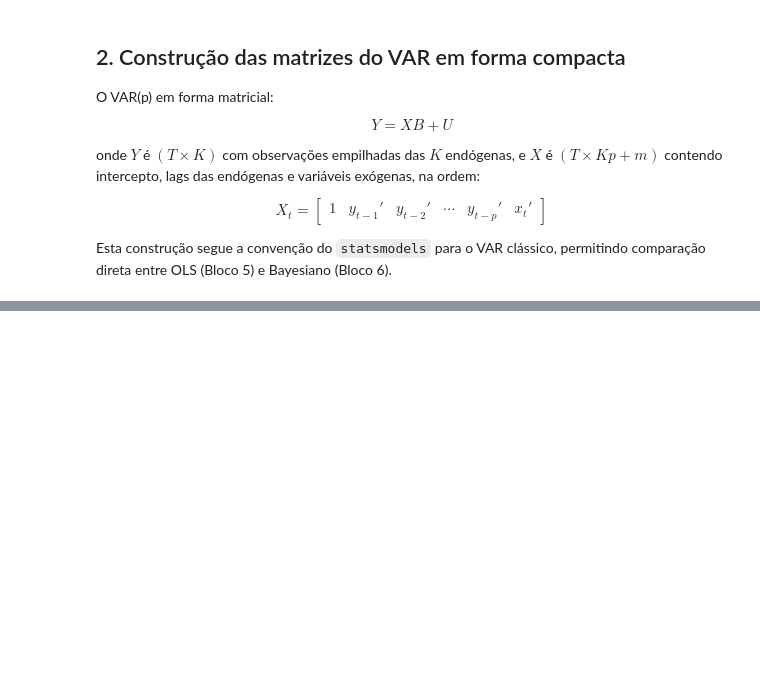
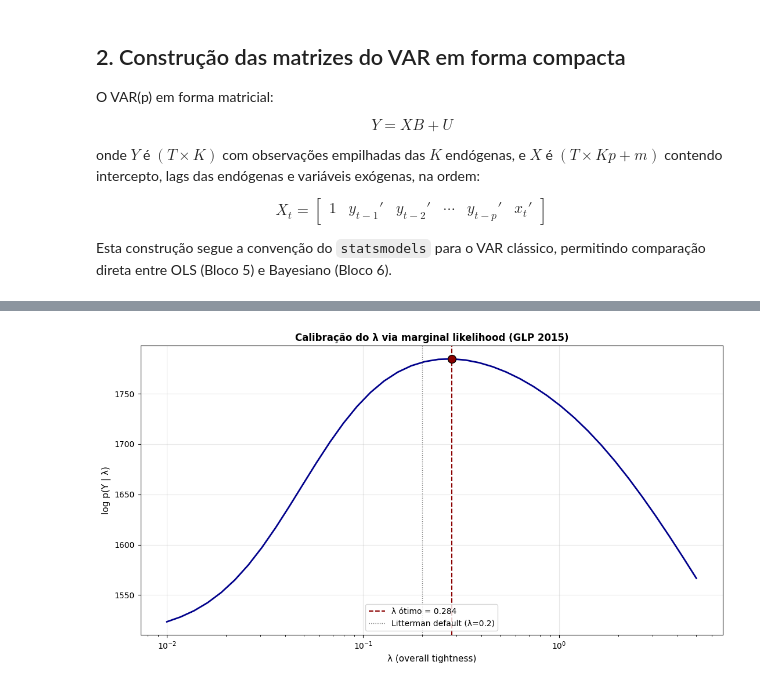
Before and after one commit to lDelmondes/politica-monetaria-br, a Jupyter notebook: notebooks/06_bvar.ipynb, the cells around one changed output, grey strips where cells are left out. Cells and saved outputs as stored; diff of their text form; code cells hidden in the pictures; blank space fills up the shorter version.

Commit message:
Adiciona estimacao do modelo BVAR

```diff
--- a/notebooks/06_bvar.ipynb
+++ b/notebooks/06_bvar.ipynb
@@ -52,11 +54,11 @@ warnings.filterwarnings('ignore')
 np.random.seed(42)
 
 # Caminhos
-DATA_PATH = Path('../data/processed/series_tratadas.csv')
+DATA_PATH = Path('../data/processed/dados_modelo.csv')  # ← novo arquivo
 FIGURES_PATH = Path('../outputs/figures')
 TABLES_PATH = Path('../outputs/tables')
 
-# Carrega os dados tratados (saída do Bloco 3)
+# Carrega o dataset modelado (saída do Bloco 5)
 df = pd.read_csv(DATA_PATH, parse_dates=['Date'], index_col='Date')
 
 print(f"Dados carregados:")
@@ -181,0 +756,30 @@ KeyError: "['d_ln_commodities', 'd_ln_ibcbr', 'd_exp_ipca_12m', 'd_selic', 'd_ln
+# %%
+# =============================================================================
+# Visualização: log marginal likelihood vs lambda
+# =============================================================================
+
+fig, ax = plt.subplots(figsize=(11, 6))
+
+ax.plot(LAMBDA_GRID, log_mls, color='darkblue', linewidth=2)
+ax.axvline(lambda_otimo, color='darkred', linestyle='--', linewidth=1.5,
+           label=f'λ ótimo = {lambda_otimo:.3f}')
+ax.axvline(0.2, color='gray', linestyle=':', linewidth=1.0,
+           label='Litterman default (λ=0.2)')
+
+ax.scatter([lambda_otimo], [log_mls[idx_max]], color='darkred', s=100,
+           zorder=10, edgecolor='black')
+
+ax.set_xscale('log')
+ax.set_xlabel('λ (overall tightness)', fontsize=11)
+ax.set_ylabel('log p(Y | λ)', fontsize=11)
+ax.set_title('Calibração do λ via marginal likelihood (GLP 2015)',
+             fontsize=12, fontweight='bold')
+ax.grid(True, alpha=0.3)
+ax.legend(loc='lower center', fontsize=10)
+
+plt.tight_layout()
+plt.savefig('../outputs/figures/06_bvar_lambda_calibracao.png',
+            dpi=120, bbox_inches='tight')
+plt.show()
+# %% [output]
+[figure, added]
```
Also changed, not shown: parts of 22 cells of this notebook, 2 other files.
